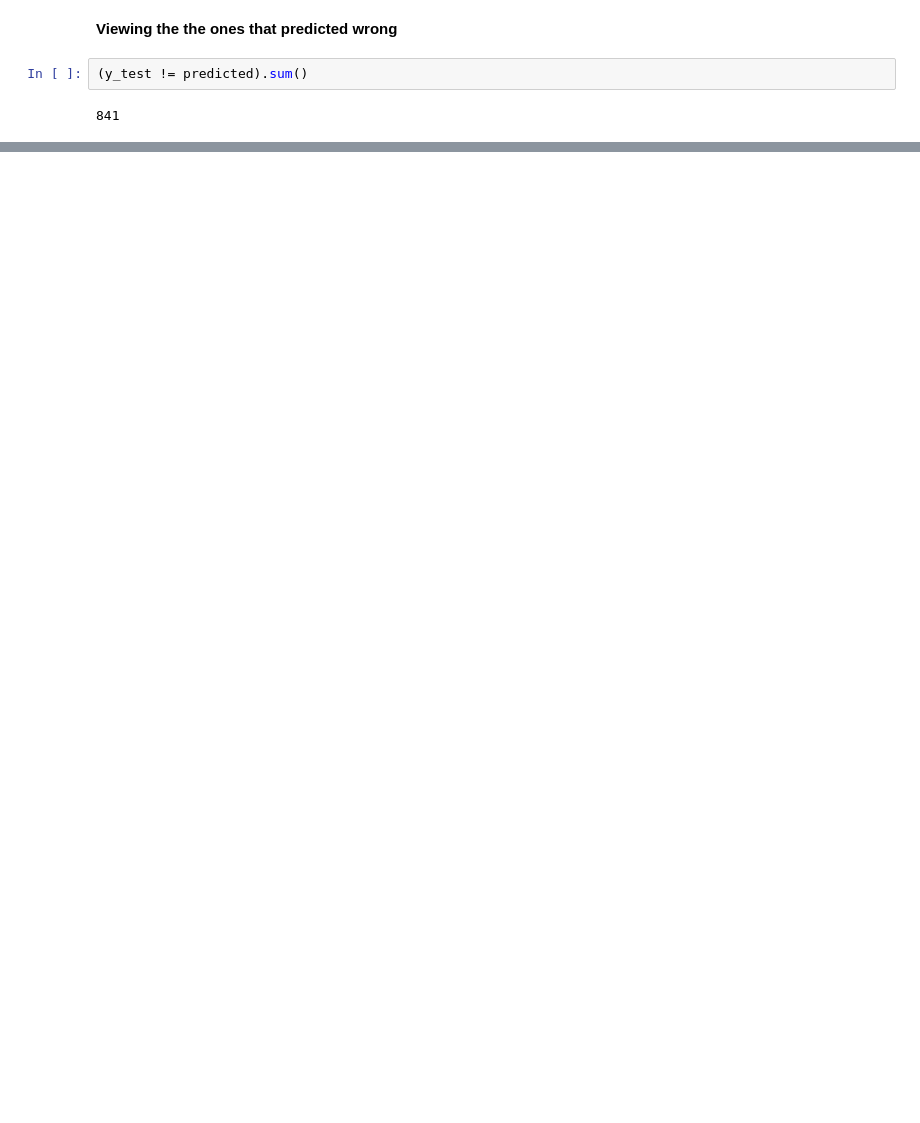
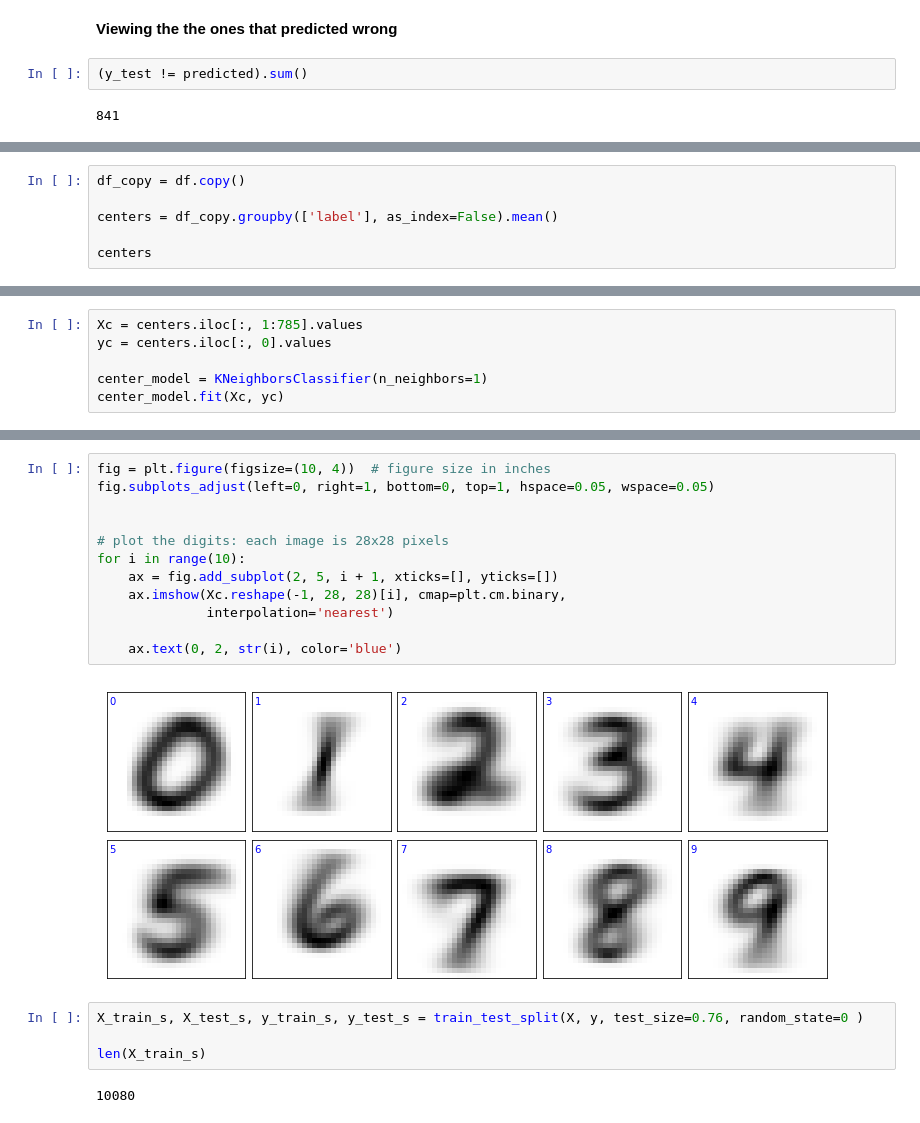
Before and after one commit to sidi-cheikh/Digit_recognizer, a Jupyter notebook: 3_Knn.ipynb, the cells around one changed output, grey strips where cells are left out. Saved outputs shown, nothing was run; the diff lists cells and outputs as text; blank space fills up the shorter version.

```diff
--- a/3_Knn.ipynb
+++ b/3_Knn.ipynb
@@ -126,0 +146,6 @@ for i in range(288):
+# %%
+df_copy = df.copy()
+
+centers = df_copy.groupby(['label'], as_index=False).mean()
+
+centers
@@ -126,0 +165,6 @@ for i in range(288):
+# %%
+Xc = centers.iloc[:, 1:785].values
+yc = centers.iloc[:, 0].values
+
+center_model = KNeighborsClassifier(n_neighbors=1)
+center_model.fit(Xc, yc)
@@ -126,0 +211,20 @@ for i in range(288):
+# %%
+fig = plt.figure(figsize=(10, 4))  # figure size in inches
+fig.subplots_adjust(left=0, right=1, bottom=0, top=1, hspace=0.05, wspace=0.05)
+
+
+# plot the digits: each image is 28x28 pixels
+for i in range(10):
+    ax = fig.add_subplot(2, 5, i + 1, xticks=[], yticks=[])
+    ax.imshow(Xc.reshape(-1, 28, 28)[i], cmap=plt.cm.binary,
+              interpolation='nearest')
+
+    ax.text(0, 2, str(i), color='blue')
+# %% [output]
+[figure, added]
+# %%
+X_train_s, X_test_s, y_train_s, y_test_s = train_test_split(X, y, test_size=0.76, random_state=0 )
+
+len(X_train_s)
+# %% [output]
+10080
```
Also changed, not shown: parts of 18 cells of this notebook, 1 other file.
